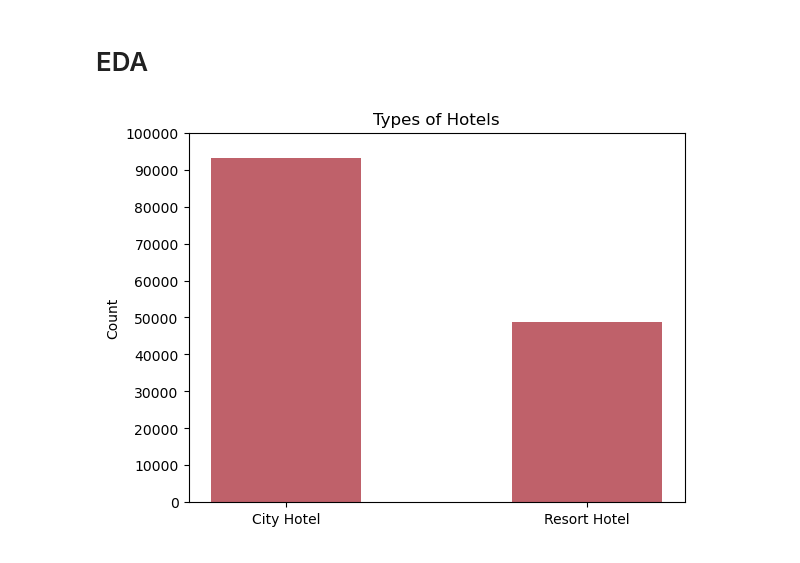
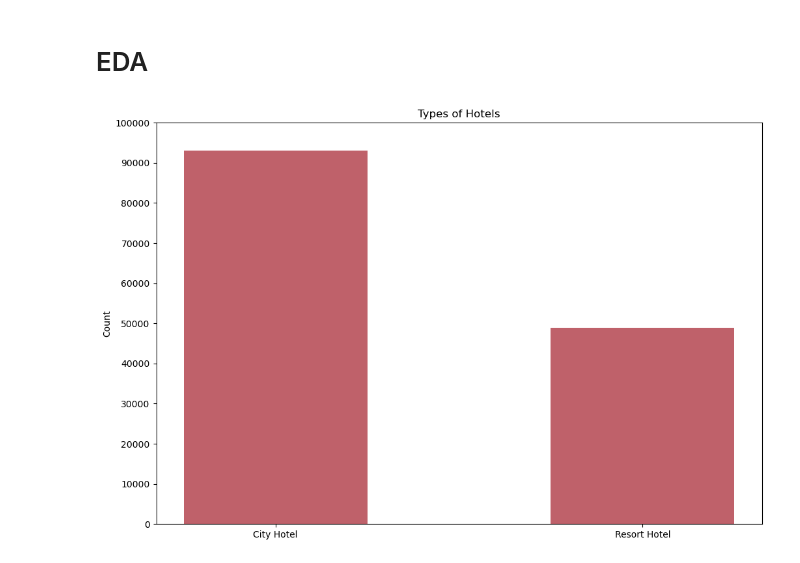
Before and after one commit to SMemic4/Hotels, a Jupyter notebook: notebooks/hotels.ipynb, the cells around one changed output. Cells and saved outputs as stored; diff of their text form; code cells hidden in the pictures.

```diff
--- a/notebooks/hotels.ipynb
+++ b/notebooks/hotels.ipynb
@@ -25,7 +25,7 @@ fav_cols = ['#bf616a', '#d08770', '#ebcb8b', '#a3be8c', '#b48ead']
 # %% [markdown]
 # Loading the Data
 # %%
-excel_file = os.path.abspath(os.path.join(os.getcwd(),'data', 'raw', 'hotel_revenue.xlsx'))
+excel_file = os.path.abspath(os.path.join(os.getcwd(),'data', 'raw', 'hotel_data.xlsx'))
 
 if os.path.exists(excel_file):
     excel = pd.ExcelFile(excel_file)
@@ -175,12 +173,13 @@ hotel_df.fillna(value = 0, inplace = True)
 # %% [markdown]
 # EDA
 # %%
+plt.figure(figsize = (12,8))
 plt.bar(x = hotel_df['hotel'].value_counts().index, height = hotel_df['hotel'].value_counts().values, color = fav_cols[0], width = 0.5)
 plt.xlabel(xlabel = '')
 plt.ylabel(ylabel = 'Count')
 plt.yticks(ticks = list(range(0, 110000, 10000)))
 plt.title(label = 'Types of Hotels')
 plt.savefig(fname = os.path.join(os.getcwd(), 'outputs', 'visuals', 'Hotel_types'))
 plt.show();
 # %% [output]
-[figure, old version]
+[figure, new version]
```
Also changed, not shown: parts of 4 cells of this notebook, 2 other files.
